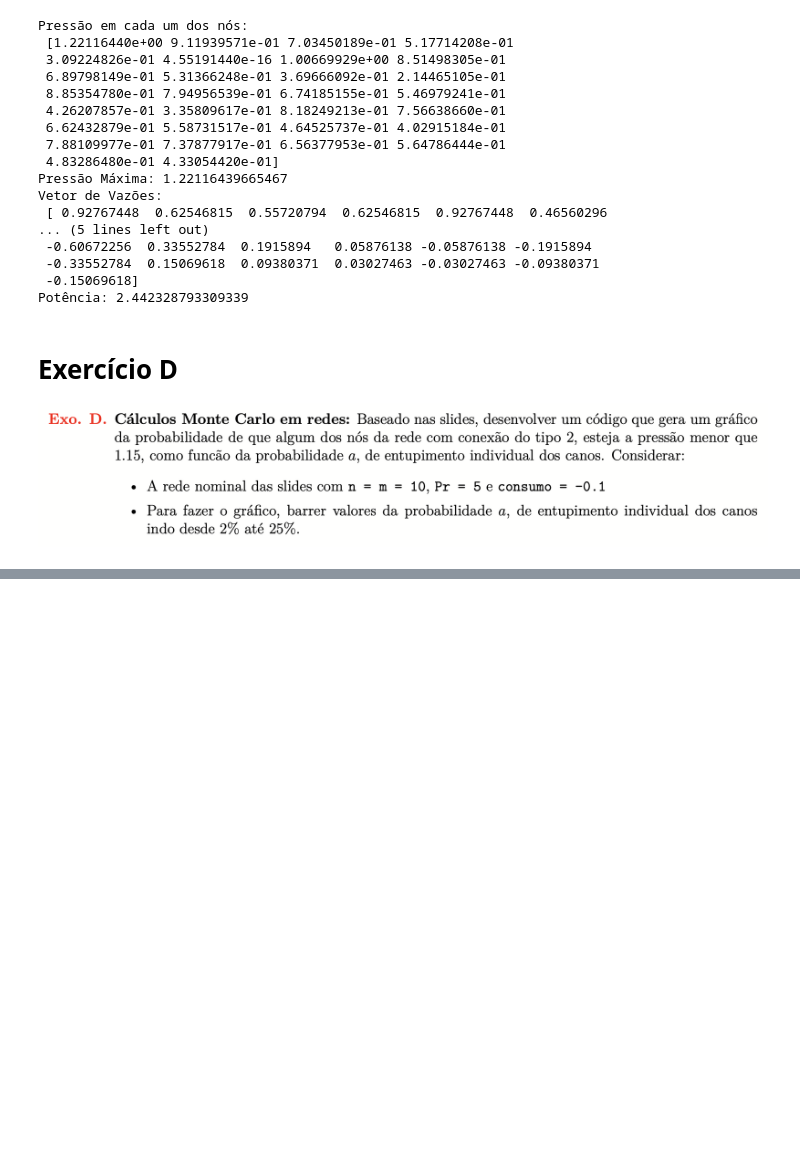
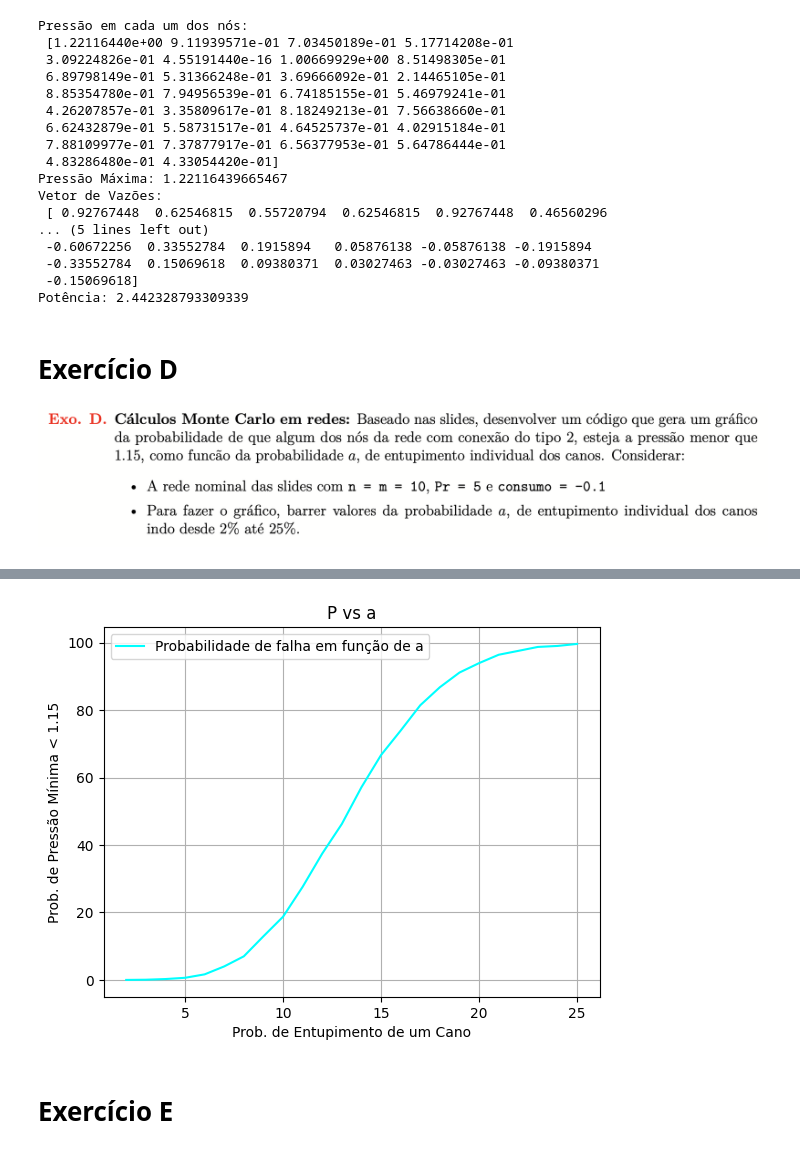
Before and after one commit to marcogarcia2/Calculo-Numerico, a Jupyter notebook: Lista 2 - Resolução.ipynb, the cells around one changed output, grey strips where cells are left out. Drawn from its saved outputs; the diff is of its cells as text; code cells hidden in the pictures; blank space fills up the shorter version.

```diff
--- a/Lista 2 - Resolução.ipynb
+++ b/Lista 2 - Resolução.ipynb
@@ -415,11 +416,11 @@ Potência: 2.442328793309339
 
 CH = CV = 2.0
 n = m = 10
-nv, nc, conec, C_grade, coord = GeraRede(n, m, CH, CV)
+nN, nC, C_grade, conec_grade, coord = GeraRede(n, m, CH, CV)
 
 # Colocando canos grossos em alguns lugares
 lst = [0, 1, 2, 30, 31, 32, 93, 103, 113]
-C_grade[lst] = 20
+C_grade[lst] = 20.0
 
 # Definindo Parâmetros
 nf = 0
@@ -440,6 +441,13 @@ def RandomFailFinos(C, a, Centup):
 # Monte Carlo
 
 nrealizations = 10000
+
+# Probabilidades individuais de entupimento
+x = np.arange(2, 26, 1)
+x = list(x)
+
+# Lista de probabilidades
+y = list()
 
 for a in range(2, 26, 1):
 
@@ -453,6 +461,7 @@ for a in range(2, 26, 1):
             falhou += 1
 
     prob = 100*falhou/nrealizations
+    y.append(prob)
 
-    print("Probabilidade de falha para a = {}: {}%\n".format((a/100), prob))
+    print("Probabilidade de falha para a = {}: {}%".format((a/100), prob))
 # %% [output]
@@ -459,0 +485,17 @@ ValueError: The truth value of an array with more than one element is ambiguous.
+# %%
+# Plotando o gráfico de probabilidades de algum dos nós estar a pressão menor que 1.15
+plt.plot(x, y, label='Probabilidade de falha em função de a', color='cyan')
+
+# Embelezando o Gráfico
+plt.title('P vs a')
+plt.xlabel('Prob. de Entupimento de um Cano')
+plt.ylabel('Prob. de Pressão Mínima < 1.15')
+plt.grid()
+plt.legend()
+
+
+plt.show()
+# %% [output]
+[figure, added]
+# %% [markdown]
+# Exercício E
```
Also changed, not shown: parts of 18 cells of this notebook, 6 other files.
